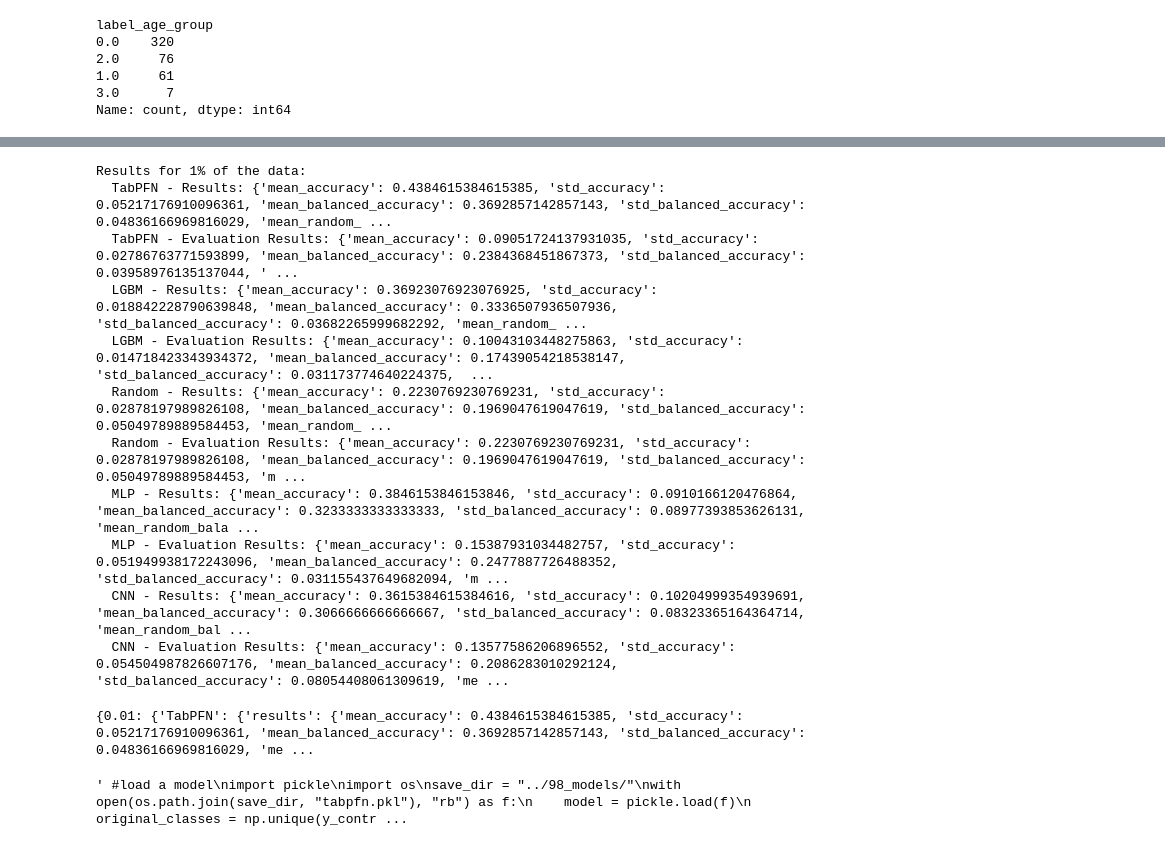
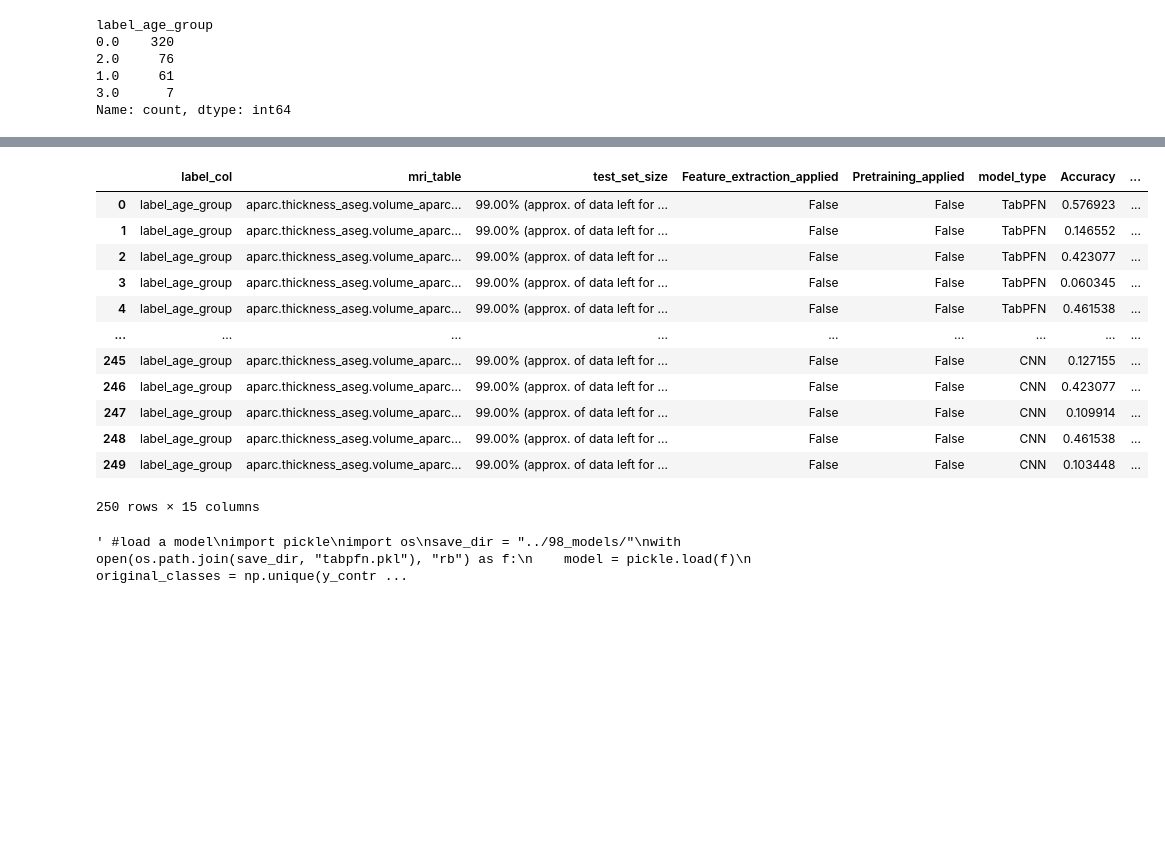
Before and after one commit to 42elenz/tabpfn_evaluation, a Jupyter notebook: 00_NAKO/05_train_on_NAKO/01_cross_validation_classification.ipynb, the cells around one changed output, grey strips where cells are left out. Drawn from its saved outputs; the diff is of its cells as text; code cells hidden in the pictures; blank space fills up the shorter version.

Commit message:
printing and csv

```diff
--- a/00_NAKO/05_train_on_NAKO/01_cross_validation_classification.ipynb
+++ b/00_NAKO/05_train_on_NAKO/01_cross_validation_classification.ipynb
@@ -565,22 +565,3 @@ Roc Auc: 0.6385674330754423
-# %%
-for percentage, models in percentage_dict.items():
-    print(f"\nResults for {percentage*100:.0f}% of the data:")
-    for model, results in models.items():
-        print(f"  {model} - Results: {results['results']}")
-        if 'results_eval' in results:
-            print(f"  {model} - Evaluation Results: {results['results_eval']}")
-# %% [output]
-Results for 1% of the data:
-  TabPFN - Results: {'mean_accuracy': 0.4384615384615385, 'std_accuracy': 0.05217176910096361, 'mean_balanced_accuracy': 0.3692857142857143, 'std_balanced_accuracy': 0.04836166969816029, 'mean_random_ ...
-  TabPFN - Evaluation Results: {'mean_accuracy': 0.09051724137931035, 'std_accuracy': 0.02786763771593899, 'mean_balanced_accuracy': 0.2384368451867373, 'std_balanced_accuracy': 0.03958976135137044, ' ...
-  LGBM - Results: {'mean_accuracy': 0.36923076923076925, 'std_accuracy': 0.018842228790639848, 'mean_balanced_accuracy': 0.3336507936507936, 'std_balanced_accuracy': 0.03682265999682292, 'mean_random_ ...
-  LGBM - Evaluation Results: {'mean_accuracy': 0.10043103448275863, 'std_accuracy': 0.014718423343934372, 'mean_balanced_accuracy': 0.17439054218538147, 'std_balanced_accuracy': 0.031173774640224375,  ...
-  Random - Results: {'mean_accuracy': 0.2230769230769231, 'std_accuracy': 0.02878197989826108, 'mean_balanced_accuracy': 0.1969047619047619, 'std_balanced_accuracy': 0.05049789889584453, 'mean_random_ ...
-  Random - Evaluation Results: {'mean_accuracy': 0.2230769230769231, 'std_accuracy': 0.02878197989826108, 'mean_balanced_accuracy': 0.1969047619047619, 'std_balanced_accuracy': 0.05049789889584453, 'm ...
-  MLP - Results: {'mean_accuracy': 0.3846153846153846, 'std_accuracy': 0.0910166120476864, 'mean_balanced_accuracy': 0.3233333333333333, 'std_balanced_accuracy': 0.08977393853626131, 'mean_random_bala ...
-  MLP - Evaluation Results: {'mean_accuracy': 0.15387931034482757, 'std_accuracy': 0.051949938172243096, 'mean_balanced_accuracy': 0.2477887726488352, 'std_balanced_accuracy': 0.031155437649682094, 'm ...
-  CNN - Results: {'mean_accuracy': 0.3615384615384616, 'std_accuracy': 0.10204999354939691, 'mean_balanced_accuracy': 0.3066666666666667, 'std_balanced_accuracy': 0.08323365164364714, 'mean_random_bal ...
-  CNN - Evaluation Results: {'mean_accuracy': 0.13577586206896552, 'std_accuracy': 0.054504987826607176, 'mean_balanced_accuracy': 0.2086283010292124, 'std_balanced_accuracy': 0.08054408061309619, 'me ...
 # %%
 Feature_extraction_applied = False
 Pretraining_applied = False
@@ -628,8 +621,20 @@ df_results = pd.DataFrame(all_rows)
 df_results.to_csv("results_classification.csv", index=False)
-# %%
-print(percentage_dict)
-# %% [output]
-{0.01: {'TabPFN': {'results': {'mean_accuracy': 0.4384615384615385, 'std_accuracy': 0.05217176910096361, 'mean_balanced_accuracy': 0.3692857142857143, 'std_balanced_accuracy': 0.04836166969816029, 'me ...
+# %%
+df_results
+# %% [output]
+|  | label_col | mri_table | test_set_size | Feature_extraction_applied | Pretraining_applied | model_type | Accuracy | ... |
+| 0 | label_age_group | aparc.thickness_aseg.volume_aparc... | 99.00% (approx. of data left for ... | False | False | TabPFN | 0.576923 | ... |
+| 1 | label_age_group | aparc.thickness_aseg.volume_aparc... | 99.00% (approx. of data left for ... | False | False | TabPFN | 0.146552 | ... |
+| 2 | label_age_group | aparc.thickness_aseg.volume_aparc... | 99.00% (approx. of data left for ... | False | False | TabPFN | 0.423077 | ... |
+| 3 | label_age_group | aparc.thickness_aseg.volume_aparc... | 99.00% (approx. of data left for ... | False | False | TabPFN | 0.060345 | ... |
+| 4 | label_age_group | aparc.thickness_aseg.volume_aparc... | 99.00% (approx. of data left for ... | False | False | TabPFN | 0.461538 | ... |
+| ... | ... | ... | ... | ... | ... | ... | ... | ... |
+| 245 | label_age_group | aparc.thickness_aseg.volume_aparc... | 99.00% (approx. of data left for ... | False | False | CNN | 0.127155 | ... |
+| 246 | label_age_group | aparc.thickness_aseg.volume_aparc... | 99.00% (approx. of data left for ... | False | False | CNN | 0.423077 | ... |
+| 247 | label_age_group | aparc.thickness_aseg.volume_aparc... | 99.00% (approx. of data left for ... | False | False | CNN | 0.109914 | ... |
+| 248 | label_age_group | aparc.thickness_aseg.volume_aparc... | 99.00% (approx. of data left for ... | False | False | CNN | 0.461538 | ... |
+| 249 | label_age_group | aparc.thickness_aseg.volume_aparc... | 99.00% (approx. of data left for ... | False | False | CNN | 0.103448 | ... |
+250 rows × 15 columns
 # %%
 """ #load a model
 import pickle
```
Also changed, not shown: parts of 2 cells of this notebook.
